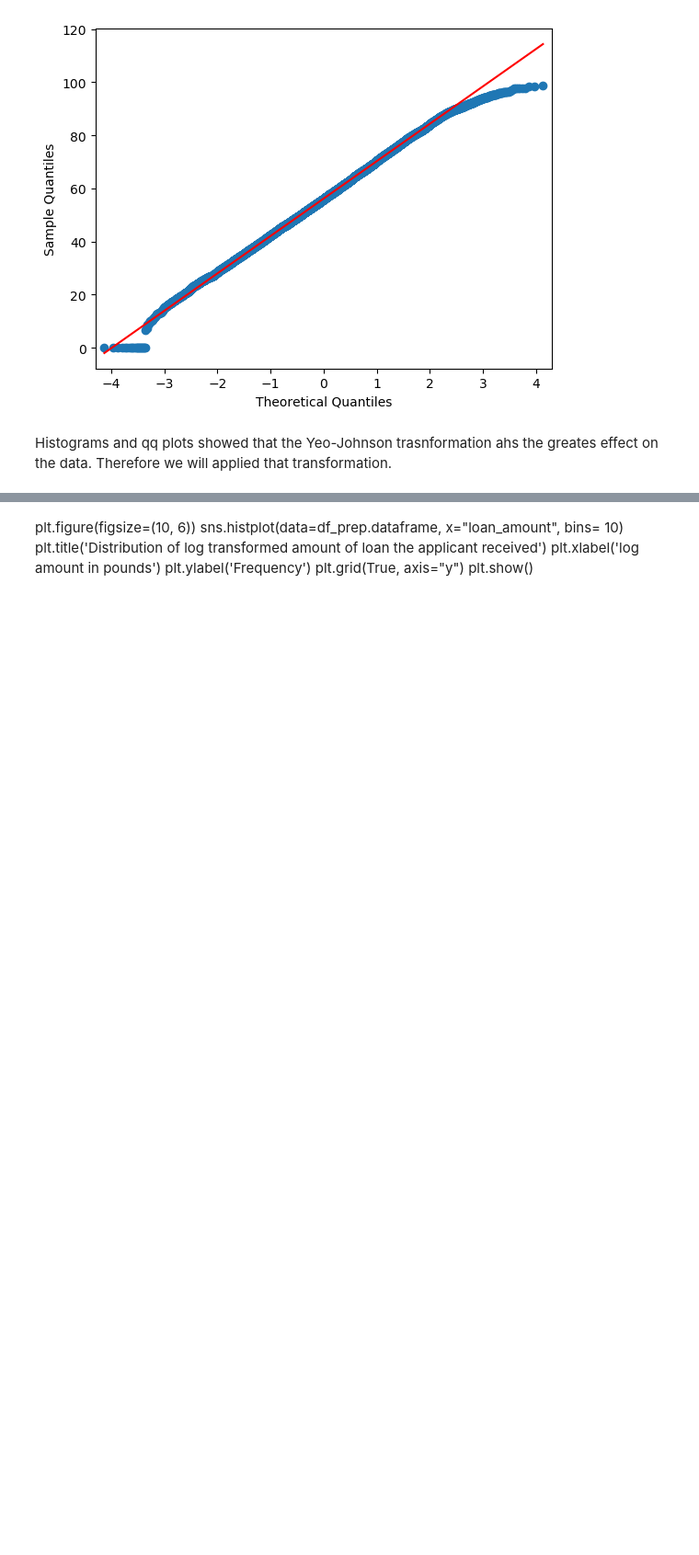
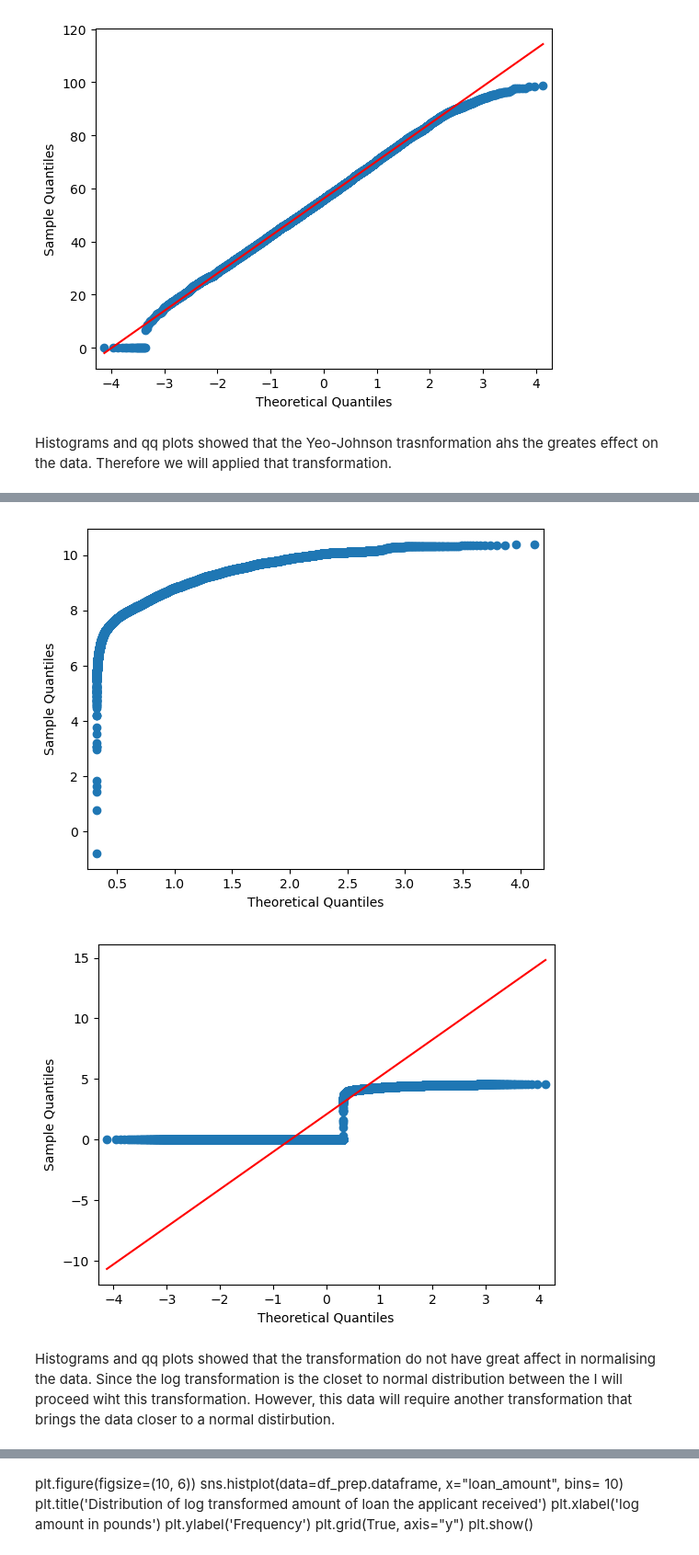
Before and after one commit to ChristianDaza/EDA_finance, a Jupyter notebook: SRC/EDA.ipynb, the cells around one changed output, grey strips where cells are left out. Shown at 92% size. Drawn from its saved outputs; the diff is of its cells as text; code cells hidden in the pictures; blank space fills up the shorter version.

```diff
--- a/SRC/EDA.ipynb
+++ b/SRC/EDA.ipynb
@@ -891 +908,11 @@ total_p_YJ_transform
+# %%
+plots.plot_qq(dataframe=out_pr_in_log_transform,
+              column="log")
+plots.plot_qq(dataframe=out_pr_YJ_transform,
+              column="Yeo-Johnson")
+# %% [output]
+[figure, added]
+[figure, added]
+# %% [markdown]
+Histograms and qq plots showed that the transformation do not have great affect in normalising the data. Since the log transformation is the closet to normal distribution between the I will proceed wiht this transformation. However, this data  will require another transformation that brings the data closer to a normal distirbution.
 # %%
```
Also changed, not shown: parts of 44 cells of this notebook.
